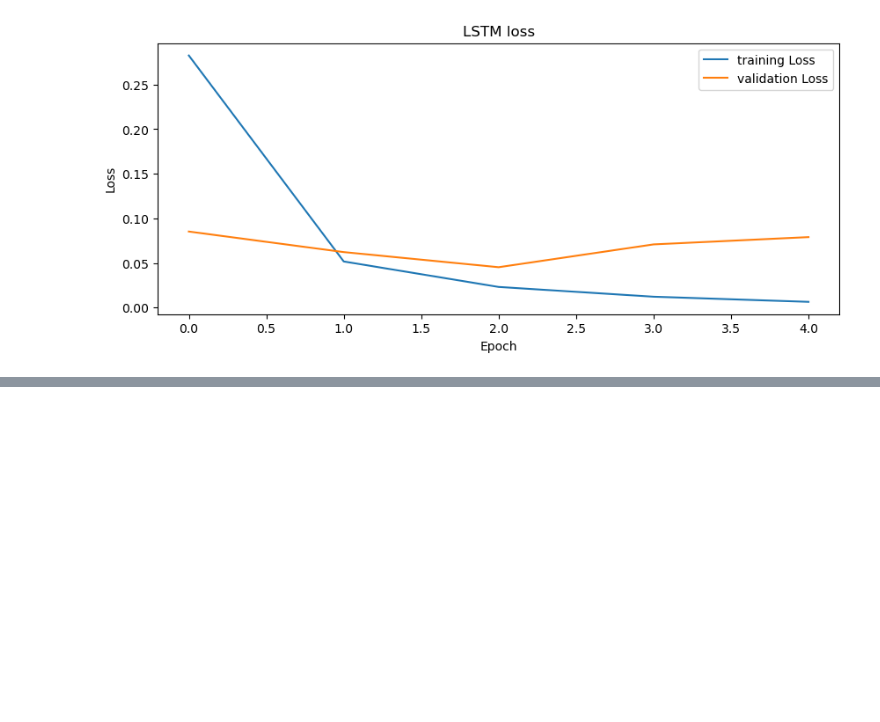
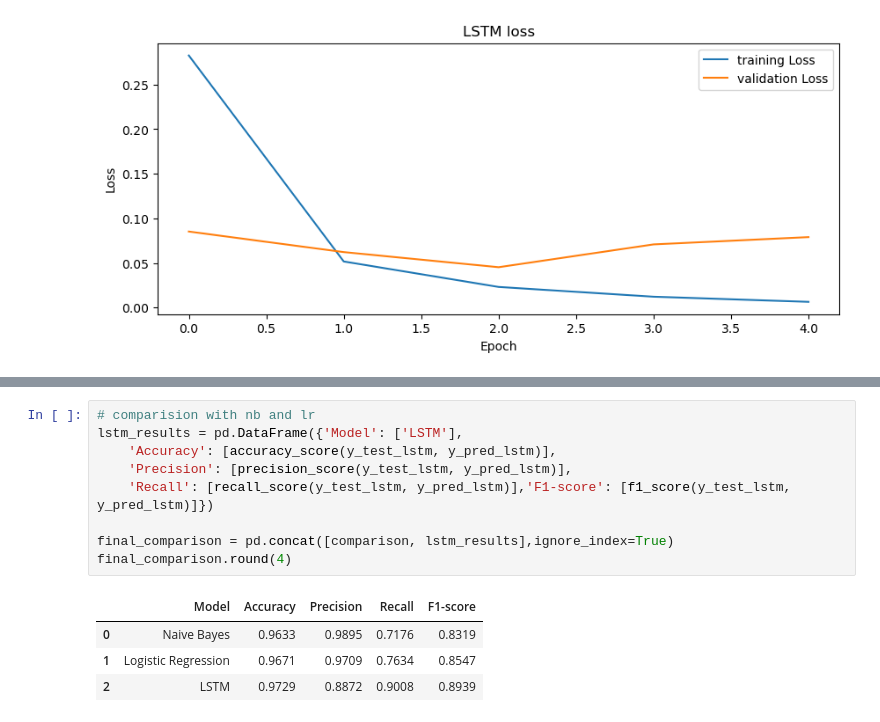
Before and after one commit to amnajem/DS483Project, a Jupyter notebook: DS483Project.ipynb, the cells around one changed output, grey strips where cells are left out. Cells and saved outputs as stored; diff of their text form; blank space fills up the shorter version.

```diff
--- a/DS483Project.ipynb
+++ b/DS483Project.ipynb
@@ -783,0 +838,14 @@ plt.show()
+# %%
+# comparision with nb and lr
+lstm_results = pd.DataFrame({'Model': ['LSTM'],
+    'Accuracy': [accuracy_score(y_test_lstm, y_pred_lstm)],
+    'Precision': [precision_score(y_test_lstm, y_pred_lstm)],
+    'Recall': [recall_score(y_test_lstm, y_pred_lstm)],'F1-score': [f1_score(y_test_lstm, y_pred_lstm)]})
+
+final_comparison = pd.concat([comparison, lstm_results],ignore_index=True)
+final_comparison.round(4)
+# %% [output]
+|  | Model | Accuracy | Precision | Recall | F1-score |
+| 0 | Naive Bayes | 0.9633 | 0.9895 | 0.7176 | 0.8319 |
+| 1 | Logistic Regression | 0.9671 | 0.9709 | 0.7634 | 0.8547 |
+| 2 | LSTM | 0.9729 | 0.8872 | 0.9008 | 0.8939 |
```
Also changed, not shown: parts of 4 cells of this notebook.
